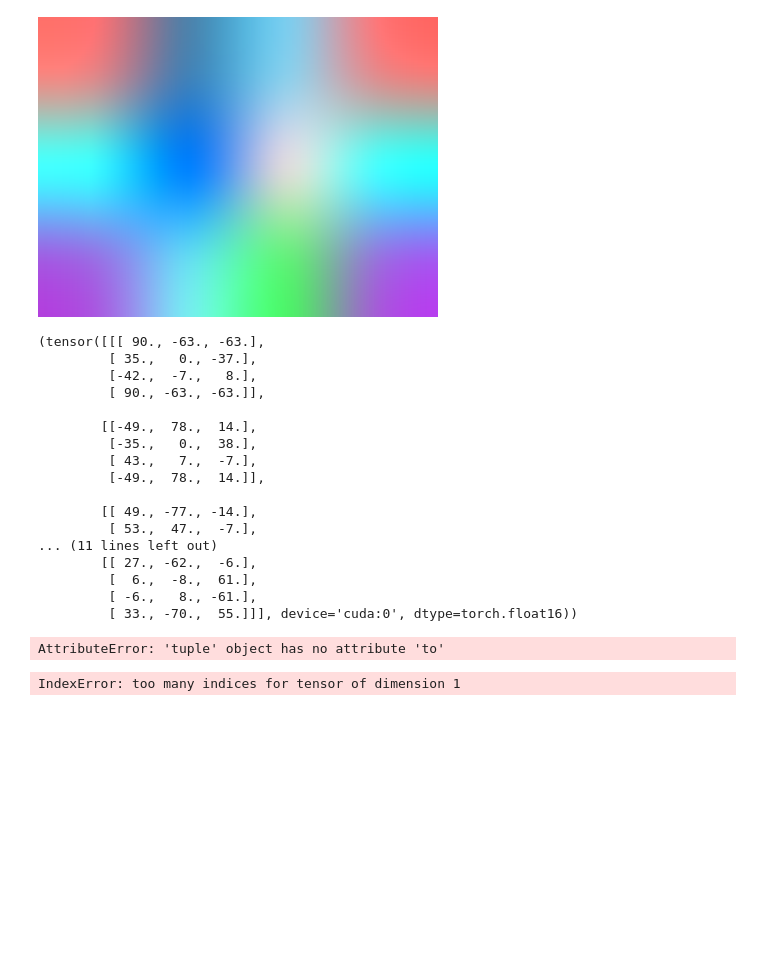
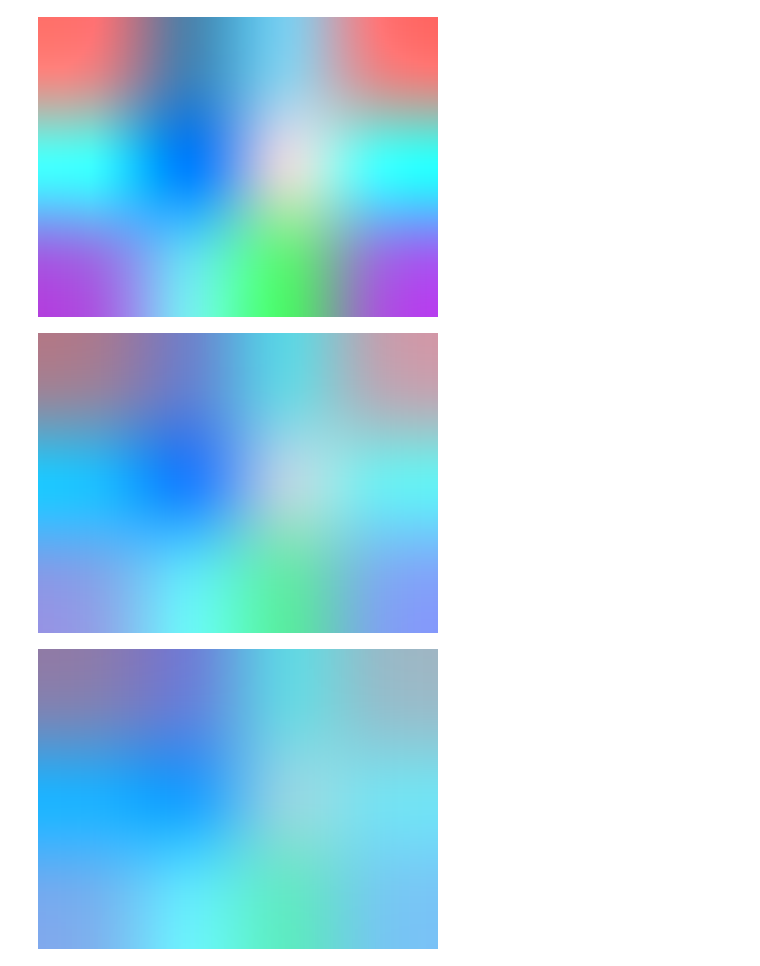
Before and after one commit to migueLib/microaneurism_detection, a Jupyter notebook: notebooks/nearest_neighbour_mean_pixels.ipynb, the cells around one changed output. Drawn from its saved outputs; the diff is of its cells as text; code cells hidden in the pictures; blank space fills up the shorter version.

```diff
--- a/notebooks/nearest_neighbour_mean_pixels.ipynb
+++ b/notebooks/nearest_neighbour_mean_pixels.ipynb
@@ -33,8 +33,16 @@ def nearest_neighbour_mean(x):
     # Differrence between original and meaned
     diff_v = x - meaned_v
     diff_h = x - meaned_h
+    diff = abs(diff_h) > abs(diff_v)
 
-    return diff_v, diff_h
+    # Propate flags
+    for i in range(nnm.shape[0]):
+        for j in range(nnm.shape[1]):
+            nnm[i,j,:]=nnm[i,j,0]
+
+    diff2cal = torch.where(diff, meaned_v,meaned_h)
+
+    return diff2cal
 # %%
 ricardo = [[240, 128, 128], [70, 130, 180], [135, 206, 235], [240, 128, 128]]
 gerzon =  [[61, 255, 255], [0, 130, 255], [220, 220, 220], [61, 255, 255]]
@@ -47,29 +55,11 @@ Image.fromarray(rgm.to("cpu").numpy().astype(np.uint8)).resize((400,300))
 [figure]
 # %%
 nnm = nearest_neighbour_mean(rgm)
-print(nnm)
 Image.fromarray(nnm.to("cpu").numpy().astype(np.uint8)).resize((400,300))
 # %% [output]
-(tensor([[[ 90., -63., -63.],
-         [ 35.,   0., -37.],
-         [-42.,  -7.,   8.],
-         [ 90., -63., -63.]],
-
-        [[-49.,  78.,  14.],
-         [-35.,   0.,  38.],
-         [ 43.,   7.,  -7.],
-         [-49.,  78.,  14.]],
-
-        [[ 49., -77., -14.],
-         [ 53.,  47.,  -7.],
-... (11 lines left out)
-        [[ 27., -62.,  -6.],
-         [  6.,  -8.,  61.],
-         [ -6.,   8., -61.],
-         [ 33., -70.,  55.]]], device='cuda:0', dtype=torch.float16))
-AttributeError: 'tuple' object has no attribute 'to'
+[figure, added]
 # %%
 nnm_2 = nearest_neighbour_mean(nnm.type(torch.float32))
-Image.fromarray(nnm_2.to("cpu").numpy().astype(np.uint8)).resize((300, 300))
+Image.fromarray(nnm_2.to("cpu").numpy().astype(np.uint8)).resize((400, 300))
 # %% [output]
-IndexError: too many indices for tensor of dimension 1
+[figure, added]
```
